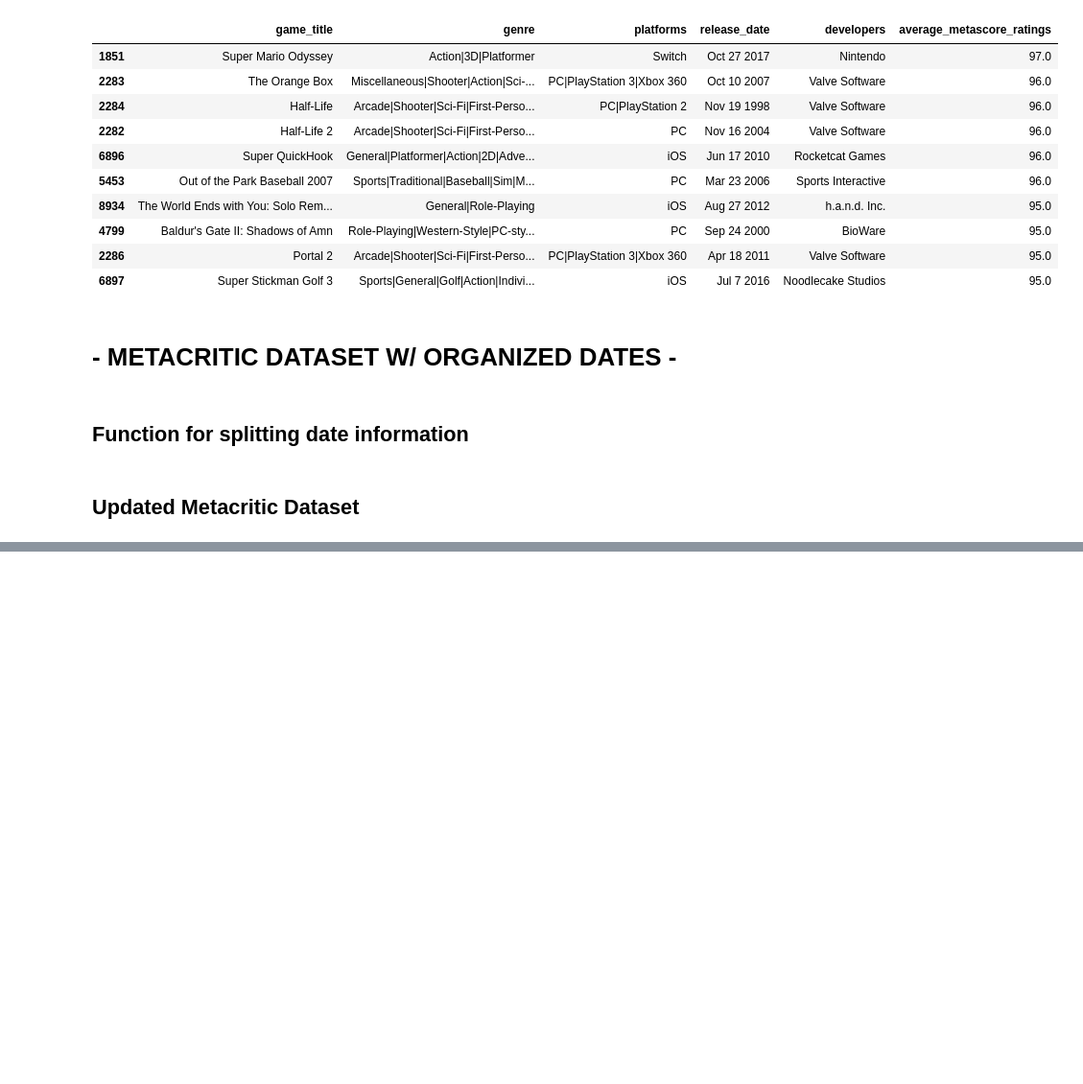
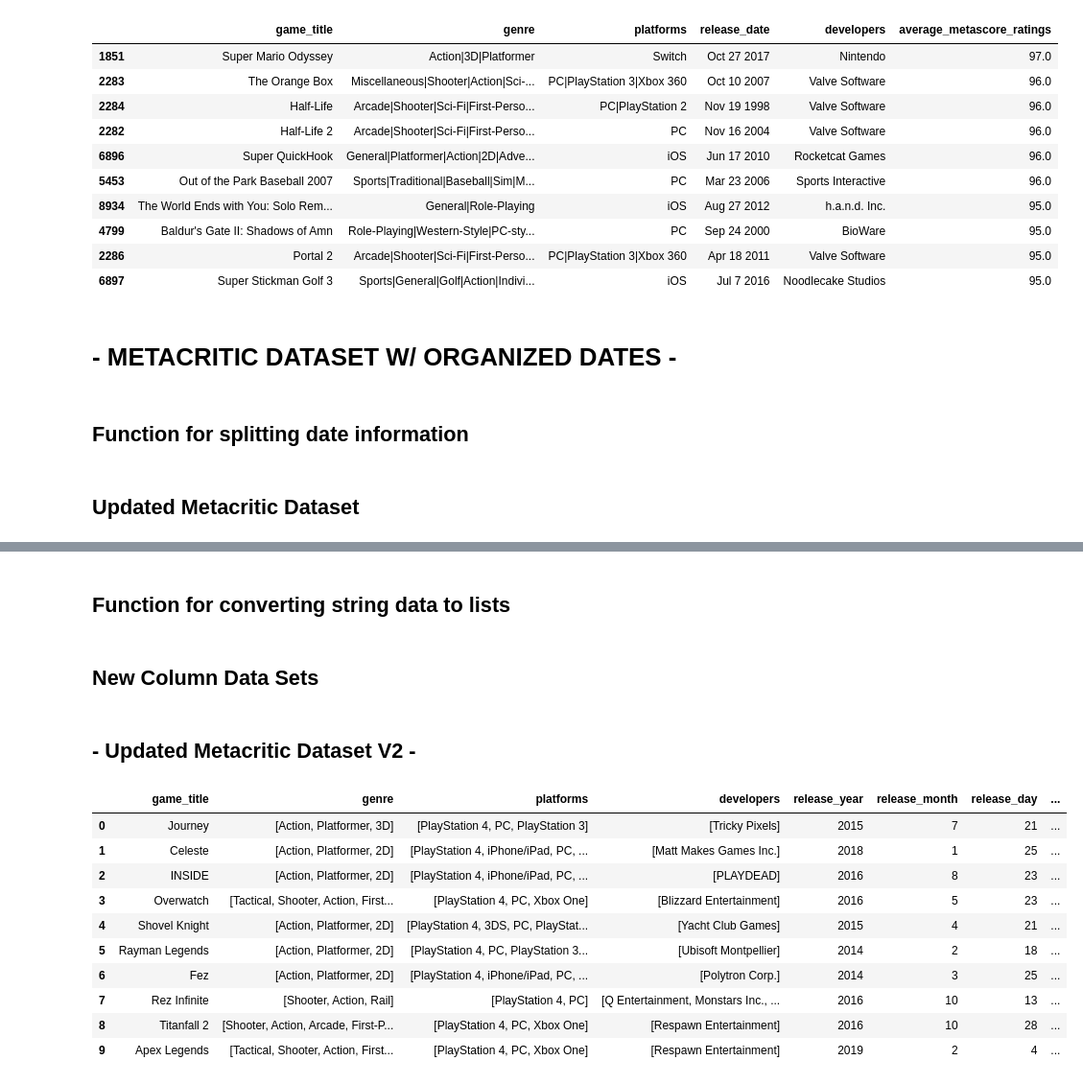
Before and after one commit to travisreyes/metacritic-dataset-cleaning-and-analysis, a Jupyter notebook: metacritic_dataclean.ipynb, the cells around one changed output, grey strips where cells are left out. Shown at 96% size. Saved outputs shown, nothing was run; the diff lists cells and outputs as text; code cells hidden in the pictures; blank space fills up the shorter version.

```diff
--- a/metacritic_dataclean.ipynb
+++ b/metacritic_dataclean.ipynb
@@ -167,0 +170,48 @@ updated_metacritic_df.sort_values(by='average_metascore_ratings', ascending = Fa
+# %% [markdown]
+## Function for converting string data to lists
+# %%
+# Return a new list
+def str_to_lst(data_array):
+    column = []
+    for item in data_array:
+        lst = []
+        data = item + "|"
+        start = 0
+        end = 0
+        for letter in data:
+            if letter != "|":
+                end += 1
+            else:
+                lst = lst + [data[start:end]]
+                start = end + 1
+                end += 1
+        column = column + [lst]
+    return column
+# %% [markdown]
+## New Column Data Sets
+# %%
+new_genre = str_to_lst((updated_metacritic_df[' genre']))
+new_platforms = str_to_lst((updated_metacritic_df[' platforms']))
+new_developers = str_to_lst([str(i) for i in updated_metacritic_df[' developers']])
+# %% [markdown]
+## - Updated Metacritic Dataset V2 -
+# %%
+new_updated_metacritic_df = updated_metacritic_df.copy()
+new_updated_metacritic_df[' genre'] = new_genre
+new_updated_metacritic_df[' platforms'] = new_platforms
+new_updated_metacritic_df[' developers'] = new_developers
+
+# Preview of first 10 rows
+new_updated_metacritic_df.head(10)
+# %% [output]
+|  | game_title | genre | platforms | developers | release_year | release_month | release_day | ... |
+| 0 | Journey | [Action, Platformer, 3D] | [PlayStation 4, PC, PlayStation 3] | [Tricky Pixels] | 2015 | 7 | 21 | ... |
+| 1 | Celeste | [Action, Platformer, 2D] | [PlayStation 4, iPhone/iPad, PC, ... | [Matt Makes Games Inc.] | 2018 | 1 | 25 | ... |
+| 2 | INSIDE | [Action, Platformer, 2D] | [PlayStation 4, iPhone/iPad, PC, ... | [PLAYDEAD] | 2016 | 8 | 23 | ... |
+| 3 | Overwatch | [Tactical, Shooter, Action, First... | [PlayStation 4, PC, Xbox One] | [Blizzard Entertainment] | 2016 | 5 | 23 | ... |
+| 4 | Shovel Knight | [Action, Platformer, 2D] | [PlayStation 4, 3DS, PC, PlayStat... | [Yacht Club Games] | 2015 | 4 | 21 | ... |
+| 5 | Rayman Legends | [Action, Platformer, 2D] | [PlayStation 4, PC, PlayStation 3... | [Ubisoft Montpellier] | 2014 | 2 | 18 | ... |
+| 6 | Fez | [Action, Platformer, 2D] | [PlayStation 4, iPhone/iPad, PC, ... | [Polytron Corp.] | 2014 | 3 | 25 | ... |
+| 7 | Rez Infinite | [Shooter, Action, Rail] | [PlayStation 4, PC] | [Q Entertainment, Monstars Inc., ... | 2016 | 10 | 13 | ... |
+| 8 | Titanfall 2 | [Shooter, Action, Arcade, First-P... | [PlayStation 4, PC, Xbox One] | [Respawn Entertainment] | 2016 | 10 | 28 | ... |
+| 9 | Apex Legends | [Tactical, Shooter, Action, First... | [PlayStation 4, PC, Xbox One] | [Respawn Entertainment] | 2019 | 2 | 4 | ... |
```
Also changed, not shown: parts of 2 cells of this notebook, 1 other file.
